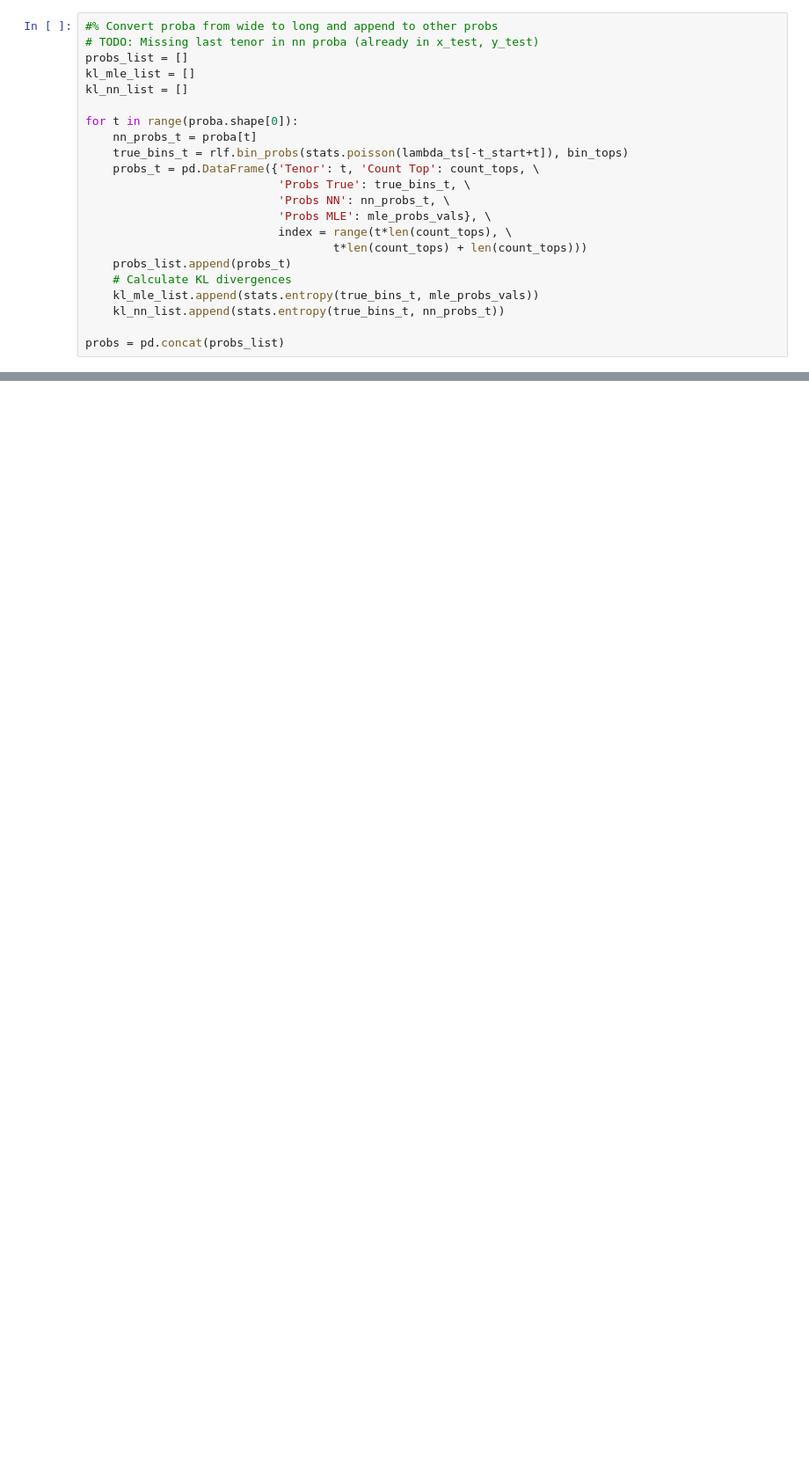
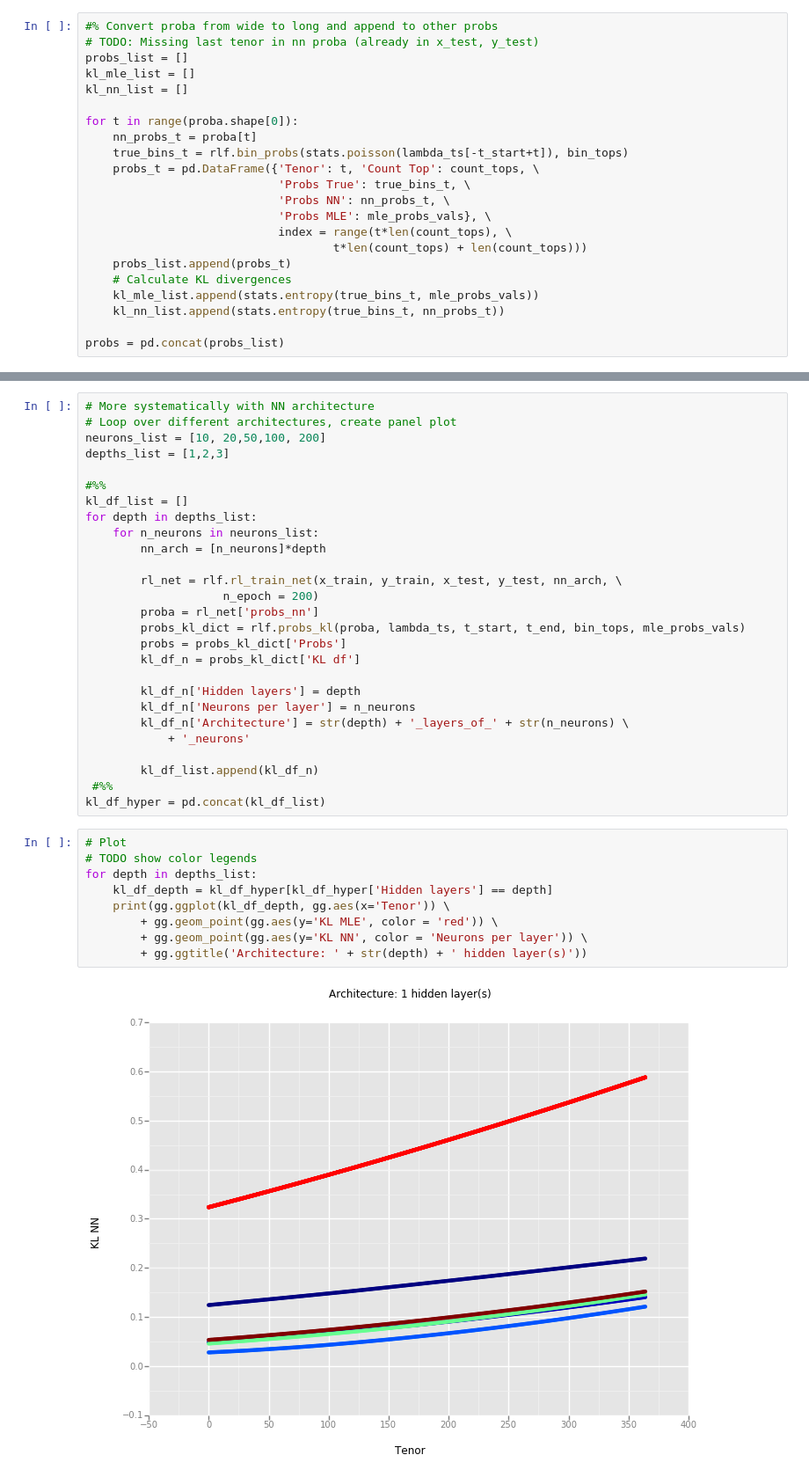
Before and after one commit to munichpavel/oprisklearning, a Jupyter notebook: risklearning_demo.ipynb, the cells around one changed output, grey strips where cells are left out. Shown at 88% size. Cells and saved outputs as stored; diff of their text form; blank space fills up the shorter version.

```diff
--- a/risklearning_demo.ipynb
+++ b/risklearning_demo.ipynb
@@ -234,0 +221,38 @@ gg.ggplot(probs_tail, gg.aes(x='Count Top',weight='Probs True')) \
+# %%
+# More systematically with NN architecture
+# Loop over different architectures, create panel plot
+neurons_list = [10, 20,50,100, 200]
+depths_list = [1,2,3]
+
+#%%
+kl_df_list = []
+for depth in depths_list:
+    for n_neurons in neurons_list:
+        nn_arch = [n_neurons]*depth
+
+        rl_net = rlf.rl_train_net(x_train, y_train, x_test, y_test, nn_arch, \
+                    n_epoch = 200)
+        proba = rl_net['probs_nn']
+        probs_kl_dict = rlf.probs_kl(proba, lambda_ts, t_start, t_end, bin_tops, mle_probs_vals)
+        probs = probs_kl_dict['Probs']
+        kl_df_n = probs_kl_dict['KL df']
+
+        kl_df_n['Hidden layers'] = depth
+        kl_df_n['Neurons per layer'] = n_neurons
+        kl_df_n['Architecture'] = str(depth) + '_layers_of_' + str(n_neurons) \
+            + '_neurons'
+
+        kl_df_list.append(kl_df_n)
+ #%%
+kl_df_hyper = pd.concat(kl_df_list)
+# %%
+# Plot
+# TODO show color legends
+for depth in depths_list:
+    kl_df_depth = kl_df_hyper[kl_df_hyper['Hidden layers'] == depth]
+    print(gg.ggplot(kl_df_depth, gg.aes(x='Tenor')) \
+        + gg.geom_point(gg.aes(y='KL MLE', color = 'red')) \
+        + gg.geom_point(gg.aes(y='KL NN', color = 'Neurons per layer')) \
+        + gg.ggtitle('Architecture: ' + str(depth) + ' hidden layer(s)'))
+# %% [output]
+[figure, added]
```
Also changed, not shown: parts of 14 cells of this notebook.
